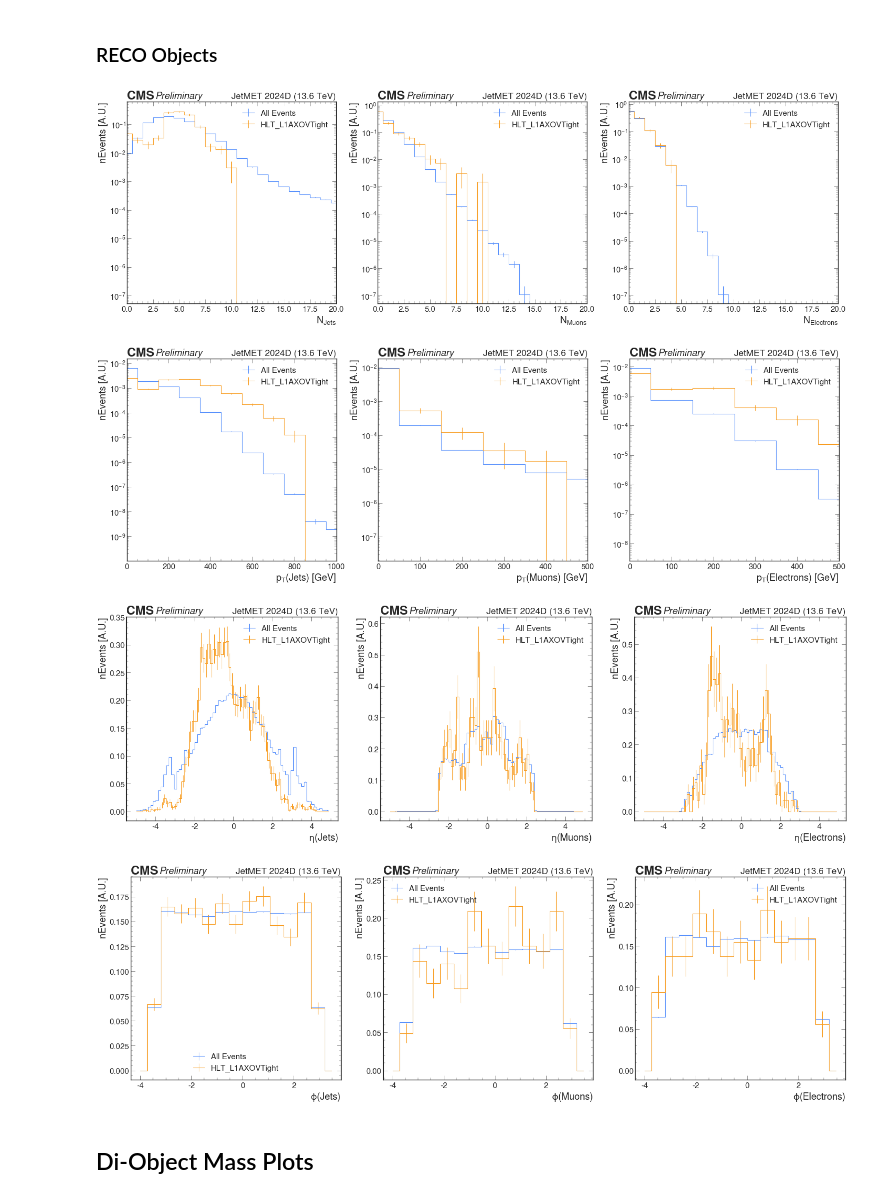
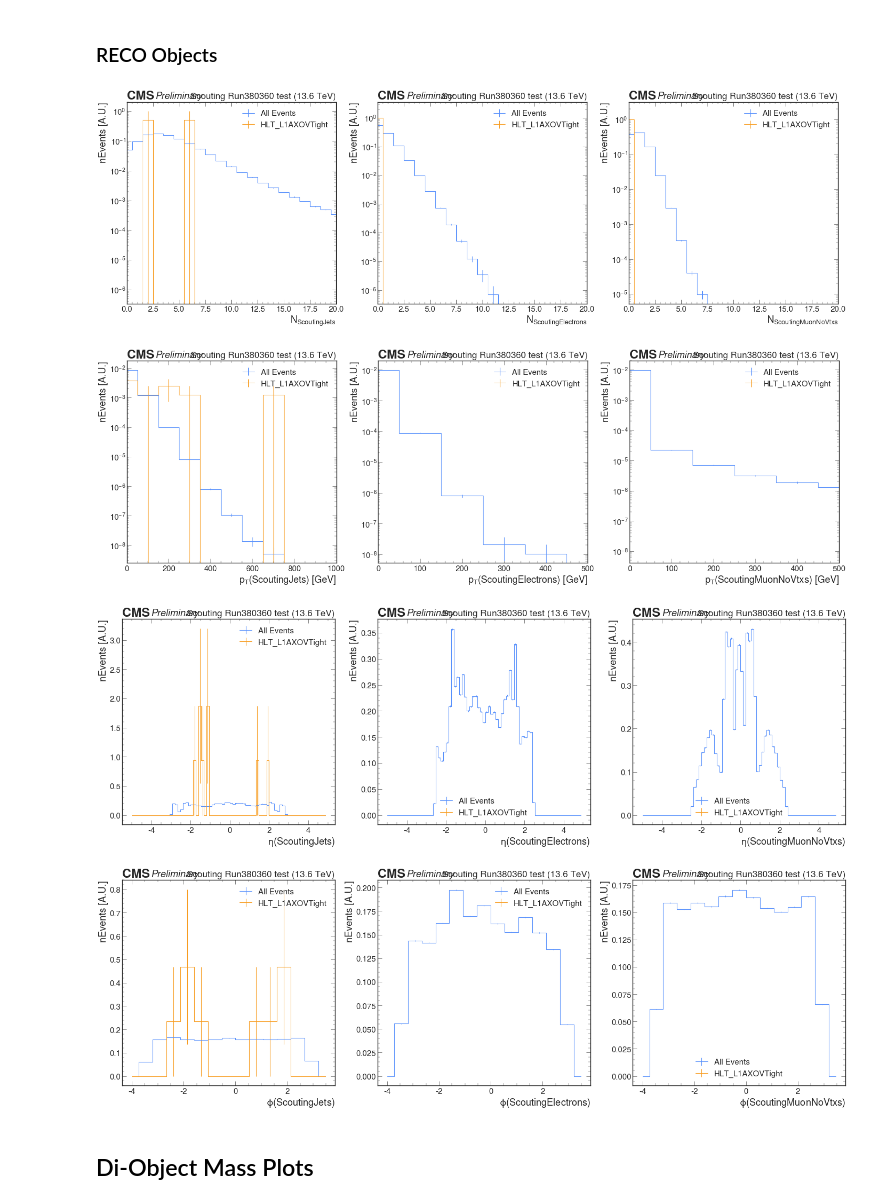
Before and after one commit to ellisonscheuller/coffea_casa, a Jupyter notebook: axo_histos.ipynb, the cells around one changed output. Drawn from its saved outputs; the diff is of its cells as text; code cells hidden in the pictures.

```diff
--- a/axo_histos.ipynb
+++ b/axo_histos.ipynb
@@ -46,6 +46,10 @@ from coffea.dataset_tools import (
     max_chunks,
     preprocess,
 )
+
+from ScoutingNanoAODSchema import ScoutingNanoAODSchema
+client.upload_file("./ScoutingNanoAODSchema.py");
+NanoAODSchema.warn_missing_crossrefs = False
 # %% [output]
 To raise these warnings as errors (and get stack traces to find out where they're called), run
     import warnings
@@ -498,11 +565,26 @@ dataset_runnable, dataset_updated = preprocess(
 # %% [markdown]
 ## Run Histogram Producer
 # %%
+#histpath = ['JetMET_Run380310_test_wScores','hists']
+#histpath = ['JetMET_Run380310_test','hists']
+histpath = ['Scouting_Run380360_test','hists']
+#triggers = ['HLT_L1AXOVTight']
+triggers = ['DST_PFScouting_JetHT','DST_PFScouting_DoubleMuon','DST_PFScouting_AXONominal','DST_PFScouting_AXOTight','HLT_L1AXOVTight']
+has_scores = True if 'wScores' in histpath[0] else False
+is_scouting = True if 'Scouting' in histpath[0] else False
+if is_scouting:
+    reco_objects = ["ScoutingJet","ScoutingElectron","ScoutingMuonNoVtx"]
+else:
+    reco_objects = ["Jet","Electron","Muon"]
+
+
 tstart = time.time()
 to_compute = apply_to_fileset(
-                MakeAXOHists(trigger_paths=['HLT_L1AXOVTight']),
+                MakeAXOHists(trigger_paths=triggers,
+                             has_scores=has_scores,
+                             is_scouting=is_scouting),
                 max_chunks(dataset_runnable, 300),
-                schemaclass=NanoAODSchema,
+                schemaclass=ScoutingNanoAODSchema,
             )
 (hist_result,) = dask.compute(to_compute)
 print(f'{time.time()-tstart:.1f}s to process')
@@ -658,14 +739,14 @@ ax.legend(frameon=True, fontsize=16);
 # %% [markdown]
 ### L1 Objects
 # %%
-histpath = ['JetMET_2024D_wScores','hists']
-triggers = ['HLT_L1AXOVTight']
+#histpath = ['JetMET_2024D_wScores','hists']
+#triggers = ['HLT_L1AXOVTight']
 
 fig, ax = plt.subplots(1, 2, figsize=(24, 10))
 
 # HT
 get_name = lambda suf=None: f'l1ht_{suf}' if suf else f'l1ht'
-norm = True
+norm = False#True
 
 draw_hist1d(getHist(hist_result, histpath+[get_name(None)]), ax[0], label='All Events', rebin=1, norm=norm)
 for trigger in triggers:
@@ -732,8 +813,8 @@ ax[1].legend();
 # %% [markdown]
 ### L1 Objects
 # %%
-histpath = ['JetMET_2024D_wScores','hists']
-triggers = ['HLT_L1AXOVTight']
+#histpath = ['JetMET_2024D_wScores','hists']
+#triggers = ['HLT_L1AXOVTight']
 norm = True
 
 # Multiplicity
@@ -806,15 +887,15 @@ for i, obj in enumerate(['L1Jet', 'L1Mu', 'L1EG']):
 # %% [markdown]
 ### RECO Objects
 # %%
-histpath = ['JetMET_2024D_wScores','hists']
-triggers = ['HLT_L1AXOVTight']
+#histpath = ['JetMET_2024D_wScores','hists']
+#triggers = ['HLT_L1AXOVTight']
 
 # Multiplicity
 get_name = lambda s, suf=None: f'n_{obj}_{suf}' if suf else f'n_{obj}'
 fig, ax = plt.subplots(1, 3, figsize=(35, 10))
 xrange = [(0,20), (0,20), (0,20)]
 norm = True
-for i, obj in enumerate(['Jet', 'Muon', 'Electron']):
+for i, obj in enumerate(reco_objects):
     draw_hist1d(getHist(hist_result, histpath+[get_name(obj,None)]), ax[i], label='All Events', rebin=1, norm=norm)
     for trigger in triggers:
         draw_hist1d(getHist(hist_result, histpath+[get_name(obj,trigger)]), ax[i], label=trigger, rebin=1, norm=norm)
@@ -831,7 +912,7 @@ for i, obj in enumerate(['Jet', 'Muon', 'Electron']):
 get_name = lambda s, suf=None: f'pt_{obj}_{suf}' if suf else f'pt_{obj}'
 fig, ax = plt.subplots(1, 3, figsize=(35, 10))
 xrange = [(0,1000), (0,500), (0,500)]
-for i, obj in enumerate(['Jet', 'Muon', 'Electron']):
+for i, obj in enumerate(reco_objects):
     draw_hist1d(getHist(hist_result, histpath+[get_name(obj,None)]), ax[i], label='All Events', rebin=4, norm=norm)
     for trigger in triggers:
         draw_hist1d(getHist(hist_result, histpath+[get_name(obj,trigger)]), ax[i], label=trigger, rebin=4, norm=norm)
@@ -844,39 +925,39 @@ for i, obj in enumerate(['Jet', 'Muon', 'Electron']):
     ax[i].legend()
 
 
 # Eta
 get_name = lambda s, suf=None: f'eta_{obj}_{suf}' if suf else f'eta_{obj}'
 fig, ax = plt.subplots(1, 3, figsize=(35, 10))
-for i, obj in enumerate(['Jet', 'Muon', 'Electron']):
+for i, obj in enumerate(reco_objects):
     draw_hist1d(getHist(hist_result, histpath+[get_name(obj,None)]), ax[i], label='All Events', rebin=2, norm=norm)
     for trigger in triggers:
         draw_hist1d(getHist(hist_result, histpath+[get_name(obj,trigger)]), ax[i], label=trigger, rebin=2, norm=norm)
 
     hep.cms.label('Preliminary', ax=ax[i], data=True, lumi=None, year=histpath[0].rstrip('_wScores').replace('_', ' '), com=13.6)
     ax[i].set_xlabel(f'$\eta({obj+"s"})$', loc='right')
     ax[i].set_ylabel(f'nEvents{" [A.U.]" if norm else ""}', loc='top')
     # ax[i].set_yscale('log')
     ax[i].legend()
 
 
 # Phi
 get_name = lambda s, suf=None: f'phi_{obj}_{suf}' if suf else f'phi_{obj}'
 fig, ax = plt.subplots(1, 3, figsize=(35, 10))
-for i, obj in enumerate(['Jet', 'Muon', 'Electron']):
+for i, obj in enumerate(reco_objects):
     draw_hist1d(getHist(hist_result, histpath+[get_name(obj,None)]), ax[i], label='All Events', rebin=2, norm=norm)
     for trigger in triggers:
         draw_hist1d(getHist(hist_result, histpath+[get_name(obj,trigger)]), ax[i], label=trigger, rebin=2, norm=norm)
 
     hep.cms.label('Preliminary', ax=ax[i], data=True, lumi=None, year=histpath[0].rstrip('_wScores').replace('_', ' '), com=13.6)
     ax[i].set_xlabel(f'$\phi({obj+"s"})$', loc='right')
     ax[i].set_ylabel(f'nEvents{" [A.U.]" if norm else ""}', loc='top')
     # ax[i].set_yscale('log')
     ax[i].legend()
 # %% [output]
-[figure, old version]
+[figure, new version]
-[figure, old version]
+[figure, new version]
-[figure, old version]
+[figure, new version]
-[figure, old version]
+[figure, new version]
 # %% [markdown]
 ## Di-Object Mass Plots
 # %% [markdown]
```
Also changed, not shown: parts of 13 cells of this notebook, 2 other files.
